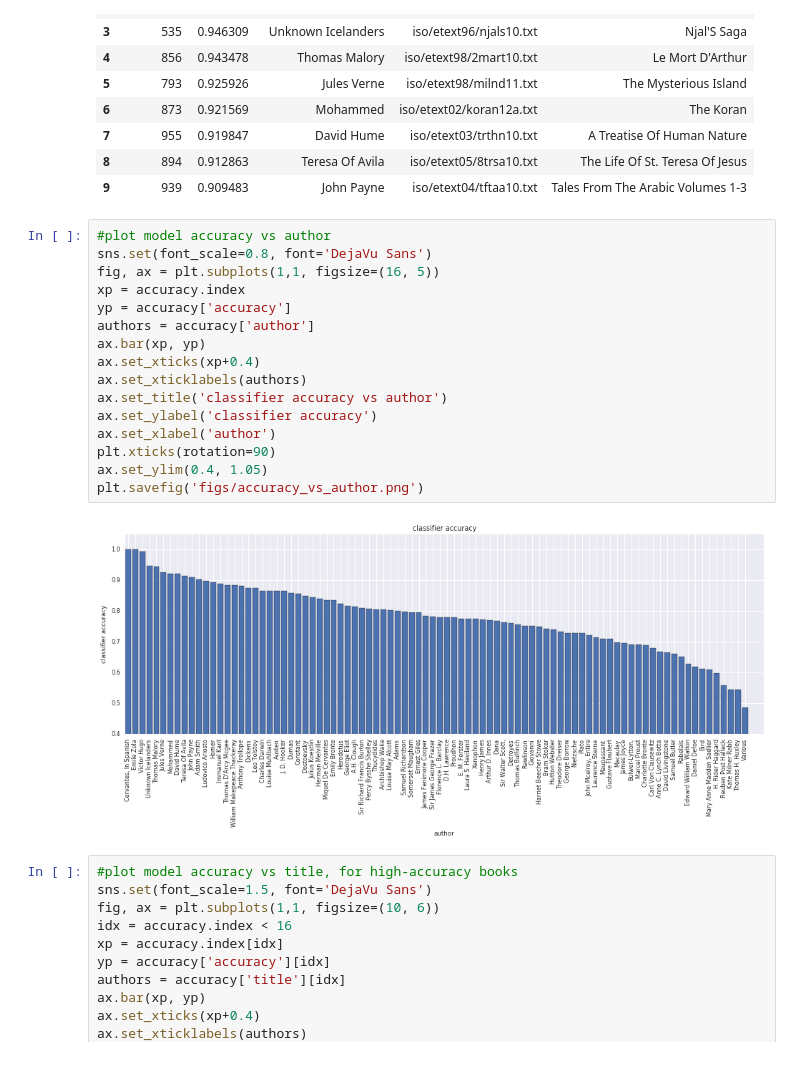
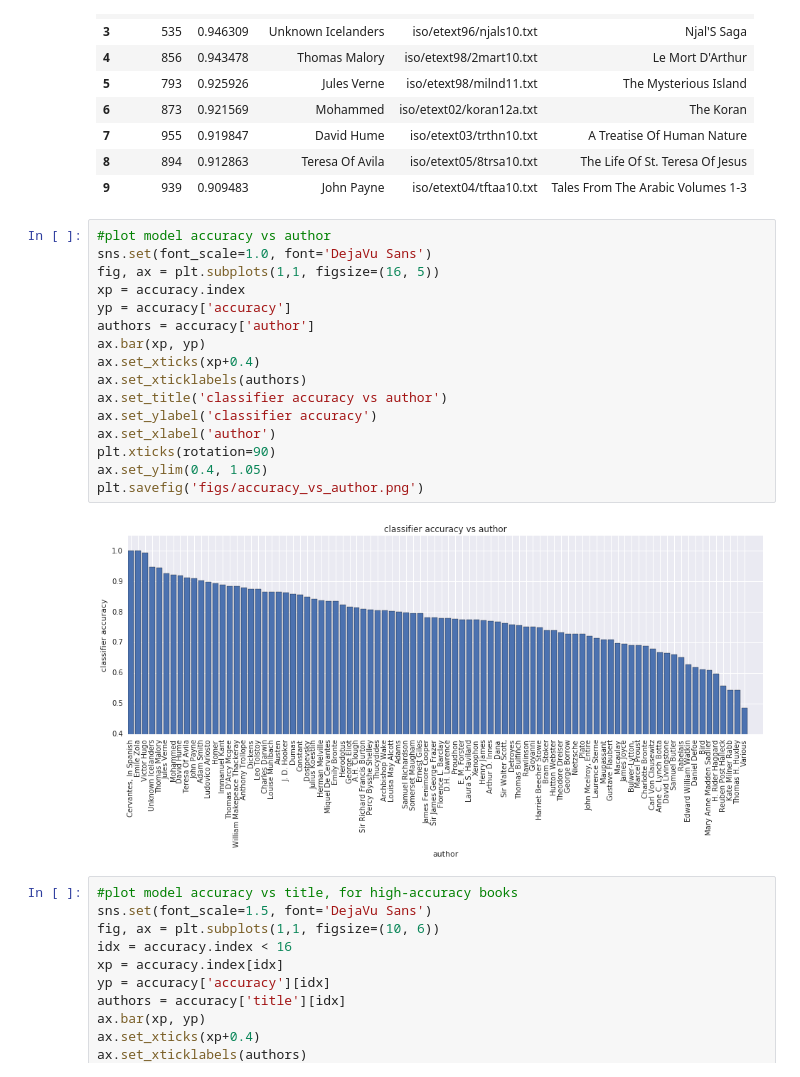
Before and after one commit to joehahn/tf-text-classification-demo, a Jupyter notebook: dl.ipynb, the cells around one changed output. Cells and saved outputs as stored; diff of their text form.

```diff
--- a/dl.ipynb
+++ b/dl.ipynb
@@ -324,22 +324,22 @@ accuracy.head(10)
 | 9 | 939 | 0.909483 | John Payne | iso/etext04/tftaa10.txt | Tales From The Arabic Volumes 1-3 |
 # %%
 #plot model accuracy vs author
-sns.set(font_scale=0.8, font='DejaVu Sans')
+sns.set(font_scale=1.0, font='DejaVu Sans')
 fig, ax = plt.subplots(1,1, figsize=(16, 5))
 xp = accuracy.index
 yp = accuracy['accuracy']
 authors = accuracy['author']
 ax.bar(xp, yp)
 ax.set_xticks(xp+0.4)
 ax.set_xticklabels(authors)
 ax.set_title('classifier accuracy vs author')
 ax.set_ylabel('classifier accuracy')
 ax.set_xlabel('author')
 plt.xticks(rotation=90)
 ax.set_ylim(0.4, 1.05)
 plt.savefig('figs/accuracy_vs_author.png')
 # %% [output]
-[figure, old version]
+[figure, new version]
 # %%
 #plot model accuracy vs title, for high-accuracy books
 sns.set(font_scale=1.5, font='DejaVu Sans')
```
Also changed, not shown: 1 other file.
